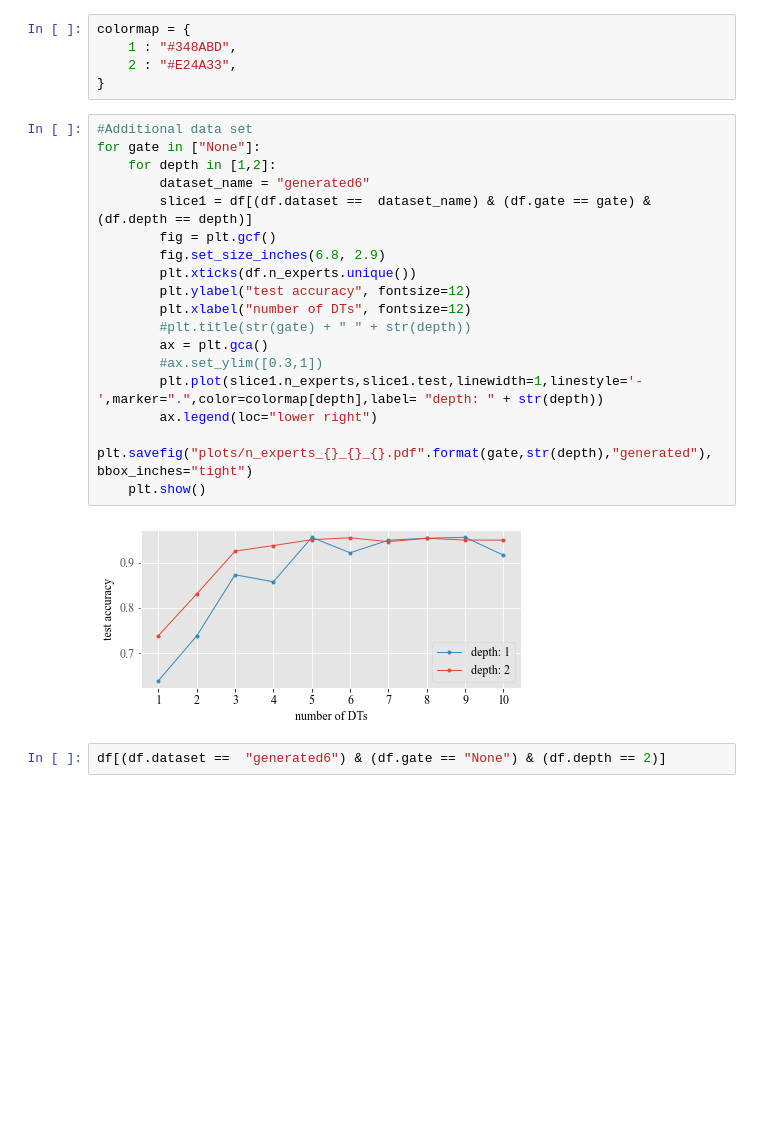
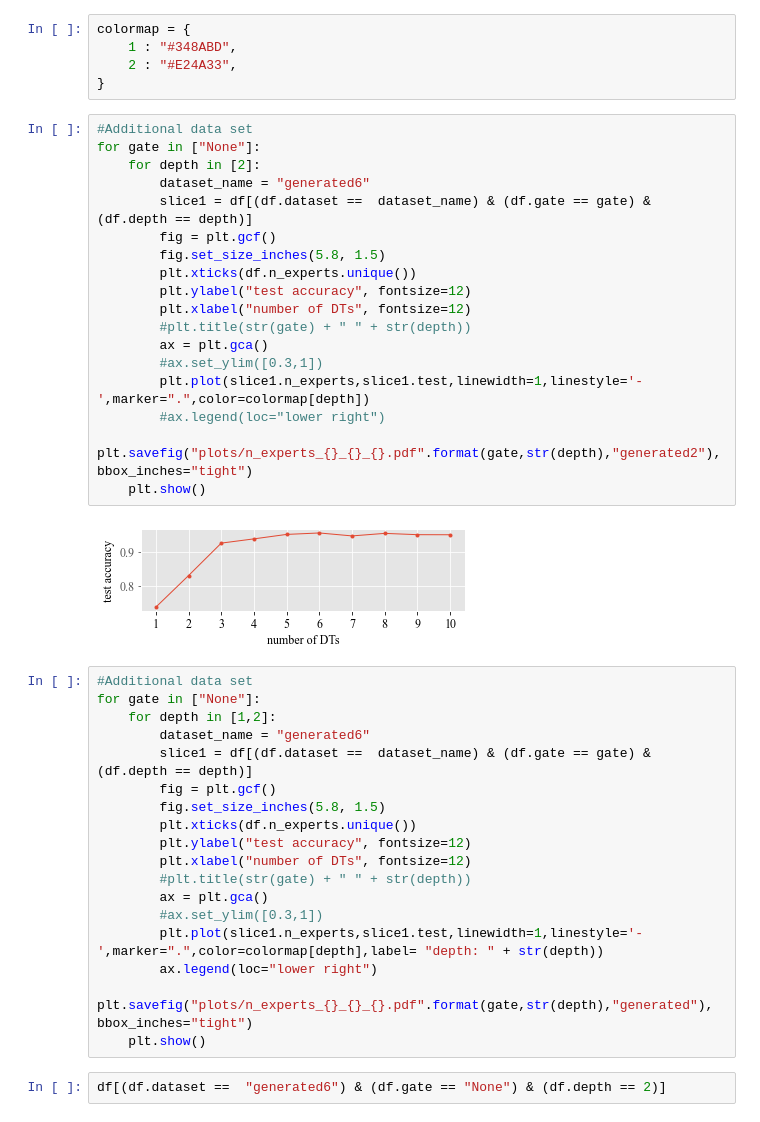
Before and after one commit to simsal0r/mixture-of-decision-trees, a Jupyter notebook: benchmarks/analysis_n_experts.ipynb, the cells around one changed output. Cells and saved outputs as stored; diff of their text form; blank space fills up the shorter version.

Commit message:
Plot for the choice of experts

```diff
--- a/benchmarks/analysis_n_experts.ipynb
+++ b/benchmarks/analysis_n_experts.ipynb
@@ -122,6 +122,26 @@ colormap = {
     1 : "#348ABD",
     2 : "#E24A33",
 }
+# %%
+#Additional data set
+for gate in ["None"]:
+    for depth in [2]:
+        dataset_name = "generated6"
+        slice1 = df[(df.dataset ==  dataset_name) & (df.gate == gate) & (df.depth == depth)]
+        fig = plt.gcf()
+        fig.set_size_inches(5.8, 1.5)
+        plt.xticks(df.n_experts.unique())
+        plt.ylabel("test accuracy", fontsize=12)
+        plt.xlabel("number of DTs", fontsize=12)
+        #plt.title(str(gate) + " " + str(depth))
+        ax = plt.gca()
+        #ax.set_ylim([0.3,1])
+        plt.plot(slice1.n_experts,slice1.test,linewidth=1,linestyle='-',marker=".",color=colormap[depth])
+        #ax.legend(loc="lower right")
+    plt.savefig("plots/n_experts_{}_{}_{}.pdf".format(gate,str(depth),"generated2"), bbox_inches="tight")
+    plt.show()
+# %% [output]
+[figure, added]
 # %%
 #Additional data set
 for gate in ["None"]:
@@ -129,7 +149,7 @@ for gate in ["None"]:
         dataset_name = "generated6"
         slice1 = df[(df.dataset ==  dataset_name) & (df.gate == gate) & (df.depth == depth)]
         fig = plt.gcf()
-        fig.set_size_inches(6.8, 2.9)
+        fig.set_size_inches(5.8, 1.5)
         plt.xticks(df.n_experts.unique())
         plt.ylabel("test accuracy", fontsize=12)
         plt.xlabel("number of DTs", fontsize=12)
@@ -140,8 +160,6 @@ for gate in ["None"]:
         ax.legend(loc="lower right")
     plt.savefig("plots/n_experts_{}_{}_{}.pdf".format(gate,str(depth),"generated"), bbox_inches="tight")
     plt.show()
-# %% [output]
-[figure, removed]
 # %%
 df[(df.dataset ==  "generated6") & (df.gate == "None") & (df.depth == 2)]
 # %% [output]
```
Also changed, not shown: parts of 1 cell of this notebook, 1 other file.
